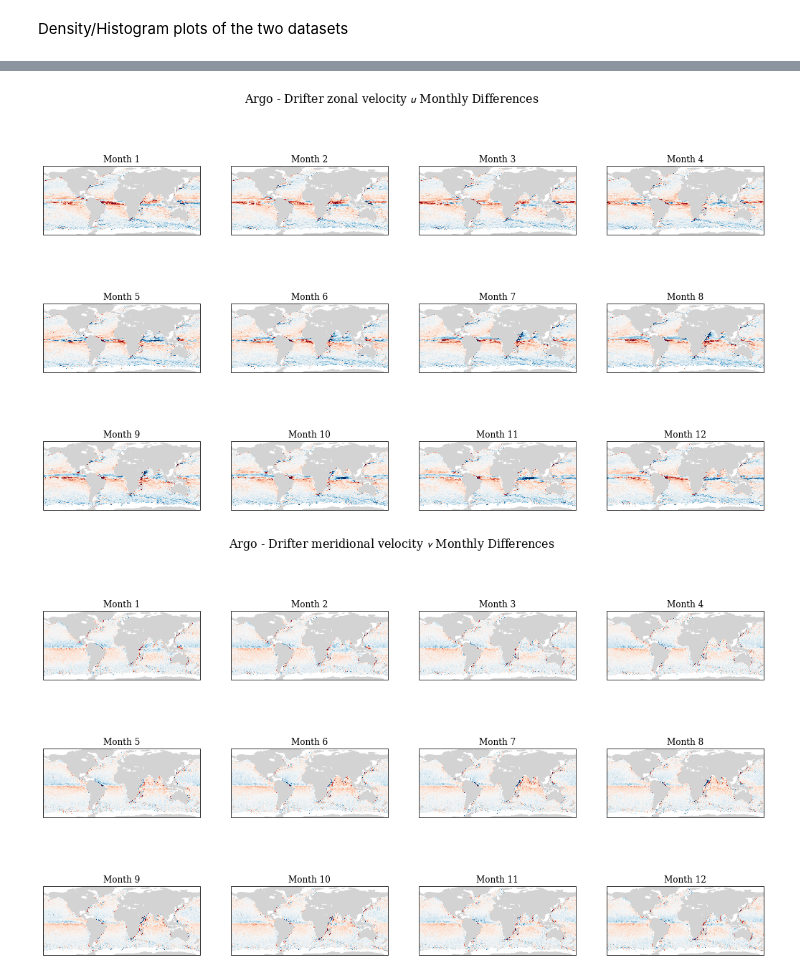
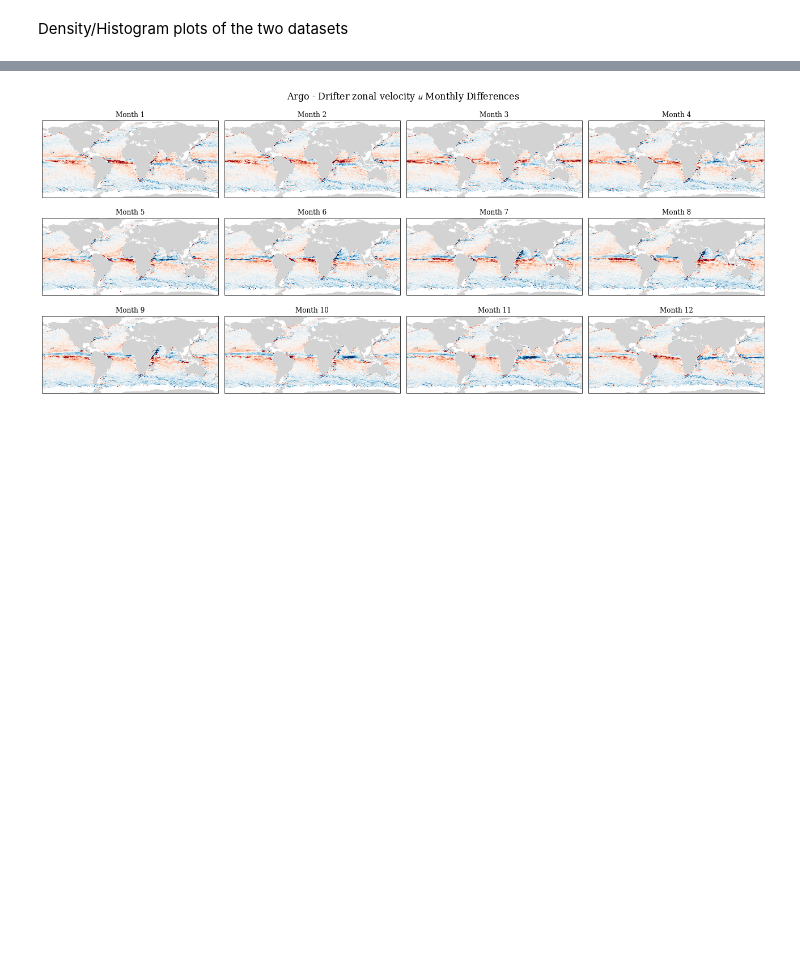
Before and after one commit to annabelwade/aies-argo, a Jupyter notebook: compare_drifter_argo_climatology.ipynb, the cells around one changed output, grey strips where cells are left out. Cells and saved outputs as stored; diff of their text form; code cells hidden in the pictures; blank space fills up the shorter version.

```diff
--- a/compare_drifter_argo_climatology.ipynb
+++ b/compare_drifter_argo_climatology.ipynb
@@ -135,6 +143,7 @@ Drifter dataset longitude range after adjustment:  -179.875 179.875
 Argo dataset at 10 dbar longitude range:  -180.0 179.75
 # %%
 # take the mean of the Argo dataset at 10 dbar and 20 dbar
+argo_lats = argo_ds_10dbar.latitude.values; argo_lons=  argo_ds_10dbar.longitude.values
 argo_ds_15dbar_u = (argo_ds_10dbar.u.values + argo_ds_20dbar.u.values) / 2
 argo_ds_15dbar_v = (argo_ds_10dbar.v.values + argo_ds_20dbar.v.values) / 2
 argo_ds_15dbar_u = argo_ds_15dbar_u.squeeze().T
@@ -303,0 +431,24 @@ plt.show()
+# %%
+fig = plt.figure(figsize=(18,15))
+gs = fig.add_gridspec(2,2, width_ratios=[1, 1], wspace=0.15)
+ax1 = fig.add_subplot(gs[0, 0])
+ax2 = fig.add_subplot(gs[1, 0])
+ax3 = fig.add_subplot(gs[0, 1])
+ax4 = fig.add_subplot(gs[1, 1])
+# cbar_ax = fig.add_subplot(gs[:, 2])  # full height of 3rd column
+
+ax1 = heatmap_comparison(drifter_ds_u, intrp_argo_u, title='Drifter vs Argo Zonal Velocity (January)', vel_type='Zonal', month=1 ,premade_ax=ax1)
+ax2 = heatmap_comparison(drifter_ds_v, intrp_argo_v, title='Drifter vs Argo Meridional Velocity (January)', vel_type='Meridional', month=1,premade_ax=ax2)
+ax3 = heatmap_comparison(drifter_ds_u, intrp_argo_u, title='Drifter vs Argo Zonal Velocity (July)', vel_type='Zonal', month=7,premade_ax=ax3)
+ax4 = heatmap_comparison(drifter_ds_v, intrp_argo_v, title='Drifter vs Argo Meridional Velocity (July)', vel_type='Meridional', month=7,premade_ax=ax4)
+
+# sm = mpl.cm.ScalarMappable(cmap=cmocean.cm.balance, norm=mpl.colors.Normalize(vmin=-0.5, vmax=0.5))
+# cbar = fig.colorbar(sm, cax=cbar_ax, orientation='vertical', extend='both')
+# cbar.set_label('Velocity at 15 m (m/s)')
+
+if True:
+    fig.patch.set_facecolor('white')
+    plt.tight_layout()
+    plt.savefig(f'aies-argo/drifter_comparison_figs/heatmaps.png', dpi=300, bbox_inches='tight')
+    plt.show()
+plt.show()
@@ -323,32 +472,33 @@ plot_1d_diff_field(intrp_argo_drifter_v_diff, latitudes, longitudes, f'Argo - Dr
 # %%
-import warnings
-warnings.filterwarnings("ignore", category=UserWarning, module='cartopy')
-def plot_1d_diff_field_monthly(diff_arr, latitudes, longitudes, title, cmap=cmocean.cm.balance, vmin=None, vmax=None, lognorm=None):
-    fig, axs = plt.subplots(3, 4, figsize=(18, 10), subplot_kw={'projection': ccrs.PlateCarree()})
+def plot_1d_diff_field_monthly(diff_arr, latitudes, longitudes, title, vel_type='', cmap=cmocean.cm.balance, vmin=None, vmax=None, lognorm=None):
+    fig, axs = plt.subplots(3, 4, figsize=(18, 8), subplot_kw={'projection': ccrs.PlateCarree()})
     fig.suptitle(title, fontsize=16)
 
     for month in range(1, 13):
         ax = axs[(month-1)//4, (month-1)%4]
         ax.set_title(f'Month {month}', fontsize=12)
 
         mesh = ax.pcolormesh(longitudes, latitudes, diff_arr[month-1,:,:].T,
                              cmap=cmap,
                              transform=ccrs.PlateCarree(),
                              vmin=vmin, vmax=vmax,
                             #  norm=lognorm,
                              shading='auto')  # 'auto' recommended to avoid warning
 
         # extend = 'both' if vmin is not None and vmax is not None else 'neither'
         # plt.colorbar(mesh, ax=ax, orientation='horizontal', label='Velocity Difference at 15 dbar (m/s)', extend=extend)
 
         land = cfeature.NaturalEarthFeature('physical', 'land', '50m',
                                         edgecolor='face', facecolor='lightgray')
         ax.add_feature(land, zorder=0)
 
     # plt.tight_layout()
+    plt.gca().set_facecolor('white')
+    plt.tight_layout()
+    plt.savefig(f'aies-argo/drifter_comparison_figs/maps_{vel_type}_vel_month{month}.png', dpi=300, bbox_inches='tight')
     plt.show()
-plot_1d_diff_field_monthly(intrp_argo_drifter_u_diff, latitudes, longitudes, f'Argo - Drifter zonal velocity $u$ Monthly Differences', cmap='RdBu_r', vmin=-0.5, vmax=0.5)
-plot_1d_diff_field_monthly(intrp_argo_drifter_v_diff, latitudes, longitudes, f'Argo - Drifter meridional velocity $v$ Monthly Differences', cmap='RdBu_r', vmin=-0.5, vmax=0.5)
+    plt.show()
+plot_1d_diff_field_monthly(intrp_argo_drifter_u_diff, latitudes, longitudes, f'Argo - Drifter zonal velocity $u$ Monthly Differences', vel_type='Zonal', cmap='RdBu_r', vmin=-0.5, vmax=0.5)
+plot_1d_diff_field_monthly(intrp_argo_drifter_v_diff, latitudes, longitudes, f'Argo - Drifter meridional velocity $v$ Monthly Differences', vel_type='Meridional', cmap='RdBu_r', vmin=-0.5, vmax=0.5)
 # %% [output]
-[figure, old version]
+[figure, new version]
-[figure, removed]
```
Also changed, not shown: parts of 17 cells of this notebook.
